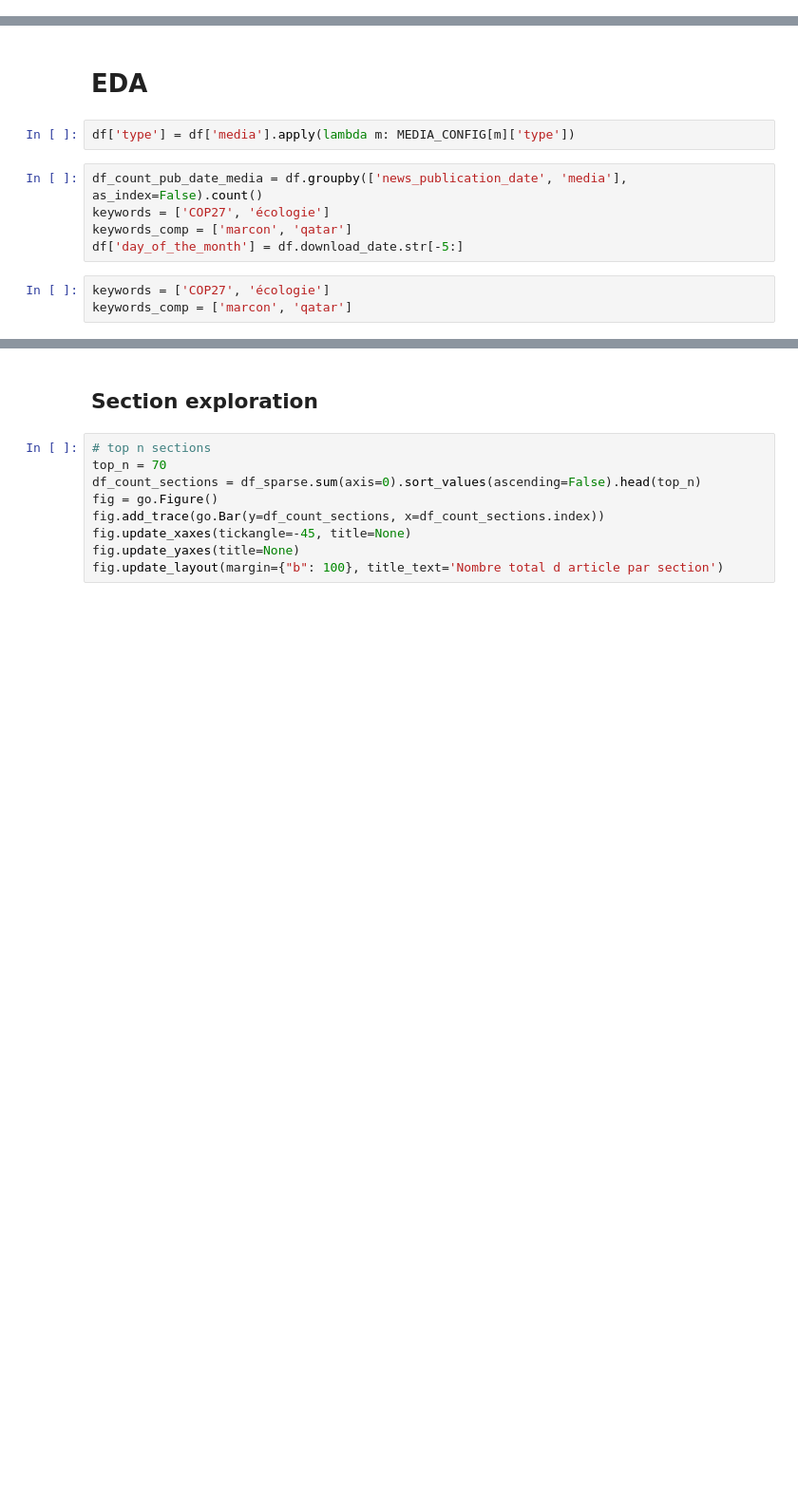
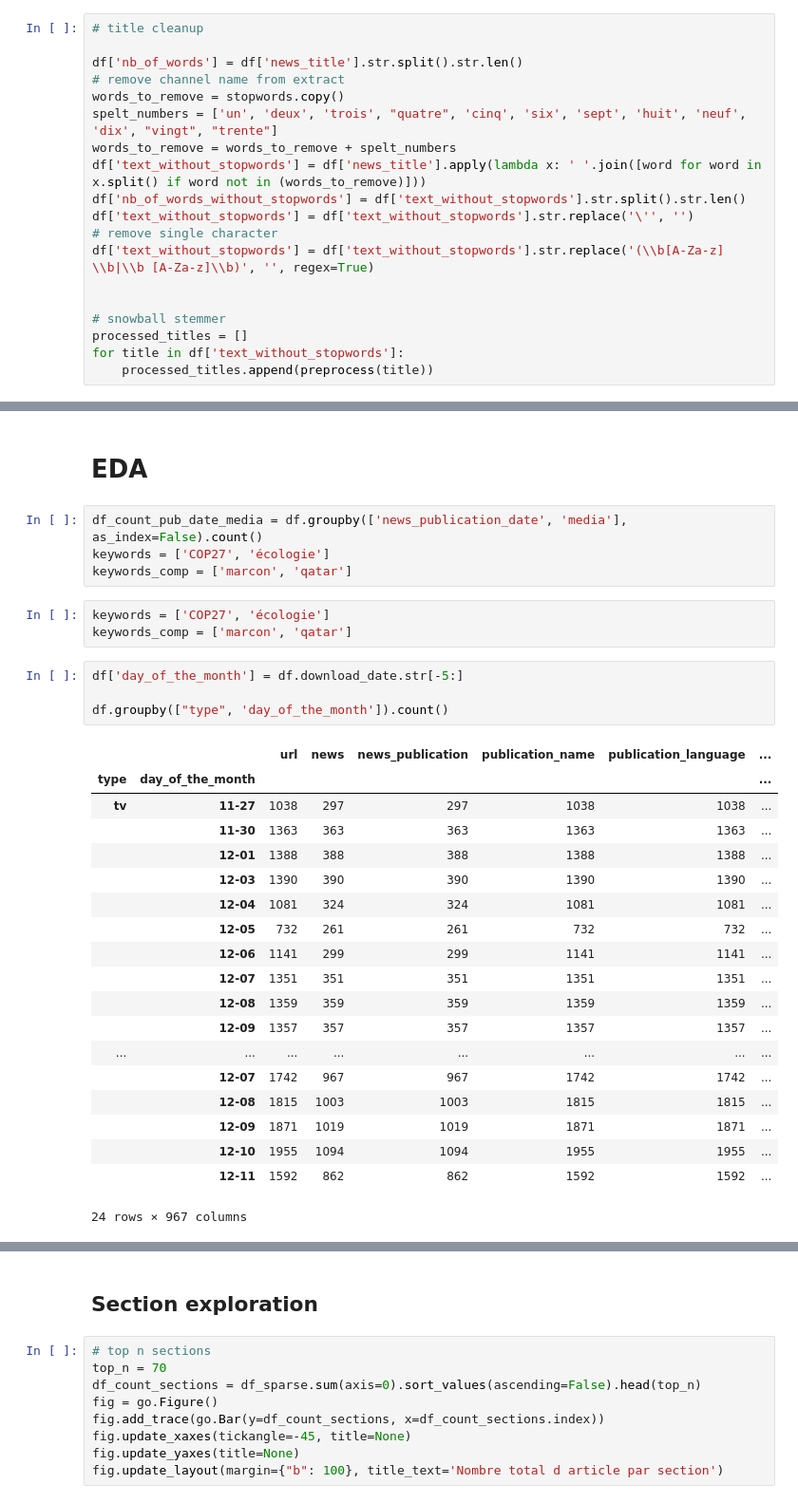
Before and after one commit to dataforgoodfr/quotaclimat, a Jupyter notebook: notebooks/eda_sitemap_crawling.ipynb, the cells around one changed output, grey strips where cells are left out. Shown at 95% size. Cells and saved outputs as stored; diff of their text form; blank space fills up the shorter version.

```diff
--- a/notebooks/eda_sitemap_crawling.ipynb
+++ b/notebooks/eda_sitemap_crawling.ipynb
@@ -48,0 +75,19 @@ import datetime
+# %%
+# title cleanup
+
+df['nb_of_words'] = df['news_title'].str.split().str.len()
+# remove channel name from extract
+words_to_remove = stopwords.copy()
+spelt_numbers = ['un', 'deux', 'trois', "quatre", 'cinq', 'six', 'sept', 'huit', 'neuf', 'dix', "vingt", "trente"]
+words_to_remove = words_to_remove + spelt_numbers
+df['text_without_stopwords'] = df['news_title'].apply(lambda x: ' '.join([word for word in x.split() if word not in (words_to_remove)]))
+df['nb_of_words_without_stopwords'] = df['text_without_stopwords'].str.split().str.len()
+df['text_without_stopwords'] = df['text_without_stopwords'].str.replace('\'', '')
+# remove single character
+df['text_without_stopwords'] = df['text_without_stopwords'].str.replace('(\\b[A-Za-z] \\b|\\b [A-Za-z]\\b)', '', regex=True)
+
+
+# snowball stemmer
+processed_titles = []
+for title in df['text_without_stopwords']:
+    processed_titles.append(preprocess(title))
@@ -49,12 +106,33 @@ import datetime
 # %% [markdown]
 # EDA
-# %%
-df['type'] = df['media'].apply(lambda m: MEDIA_CONFIG[m]['type'])
 # %%
 df_count_pub_date_media = df.groupby(['news_publication_date', 'media'], as_index=False).count()
 keywords = ['COP27', 'écologie']
 keywords_comp = ['marcon', 'qatar']
-df['day_of_the_month'] = df.download_date.str[-5:]
 # %%
 keywords = ['COP27', 'écologie']
 keywords_comp = ['marcon', 'qatar']
+# %%
+df['day_of_the_month'] = df.download_date.str[-5:]
+
+df.groupby(["type", 'day_of_the_month']).count()
+# %% [output]
+|  |  | url | news | news_publication | publication_name | publication_language | ... |
+| type | day_of_the_month |  |  |  |  |  | ... |
+| tv | 11-27 | 1038 | 297 | 297 | 1038 | 1038 | ... |
+|  | 11-30 | 1363 | 363 | 363 | 1363 | 1363 | ... |
+|  | 12-01 | 1388 | 388 | 388 | 1388 | 1388 | ... |
+|  | 12-03 | 1390 | 390 | 390 | 1390 | 1390 | ... |
+|  | 12-04 | 1081 | 324 | 324 | 1081 | 1081 | ... |
+|  | 12-05 | 732 | 261 | 261 | 732 | 732 | ... |
+|  | 12-06 | 1141 | 299 | 299 | 1141 | 1141 | ... |
+|  | 12-07 | 1351 | 351 | 351 | 1351 | 1351 | ... |
+|  | 12-08 | 1359 | 359 | 359 | 1359 | 1359 | ... |
+|  | 12-09 | 1357 | 357 | 357 | 1357 | 1357 | ... |
+| ... | ... | ... | ... | ... | ... | ... | ... |
+|  | 12-07 | 1742 | 967 | 967 | 1742 | 1742 | ... |
+|  | 12-08 | 1815 | 1003 | 1003 | 1815 | 1815 | ... |
+|  | 12-09 | 1871 | 1019 | 1019 | 1871 | 1871 | ... |
+|  | 12-10 | 1955 | 1094 | 1094 | 1955 | 1955 | ... |
+|  | 12-11 | 1592 | 862 | 862 | 1592 | 1592 | ... |
+24 rows × 967 columns
```
Also changed, not shown: parts of 40 cells of this notebook.
